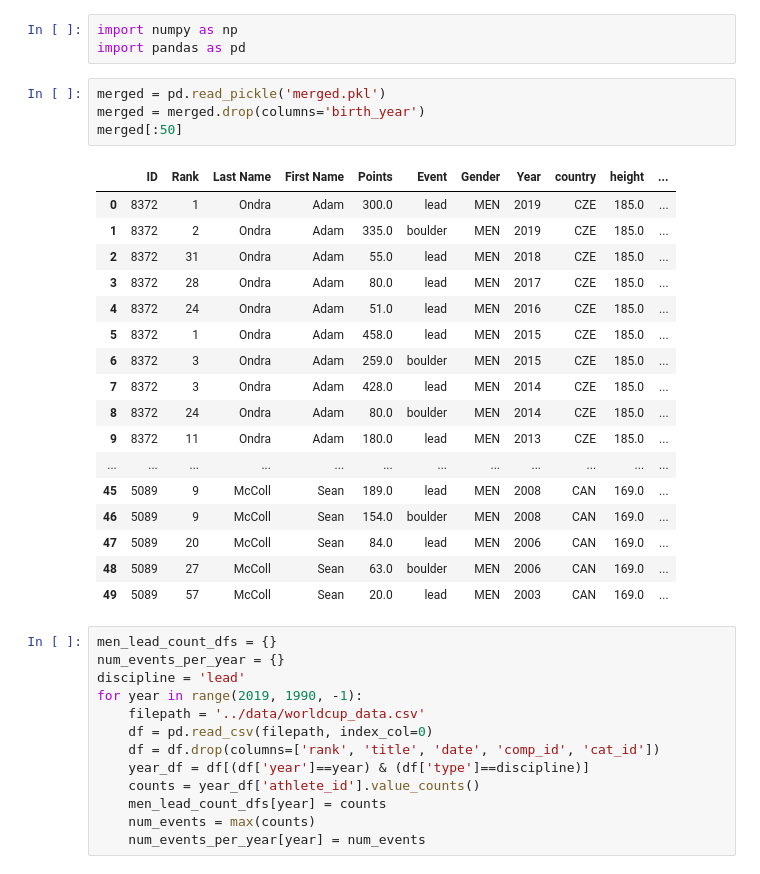
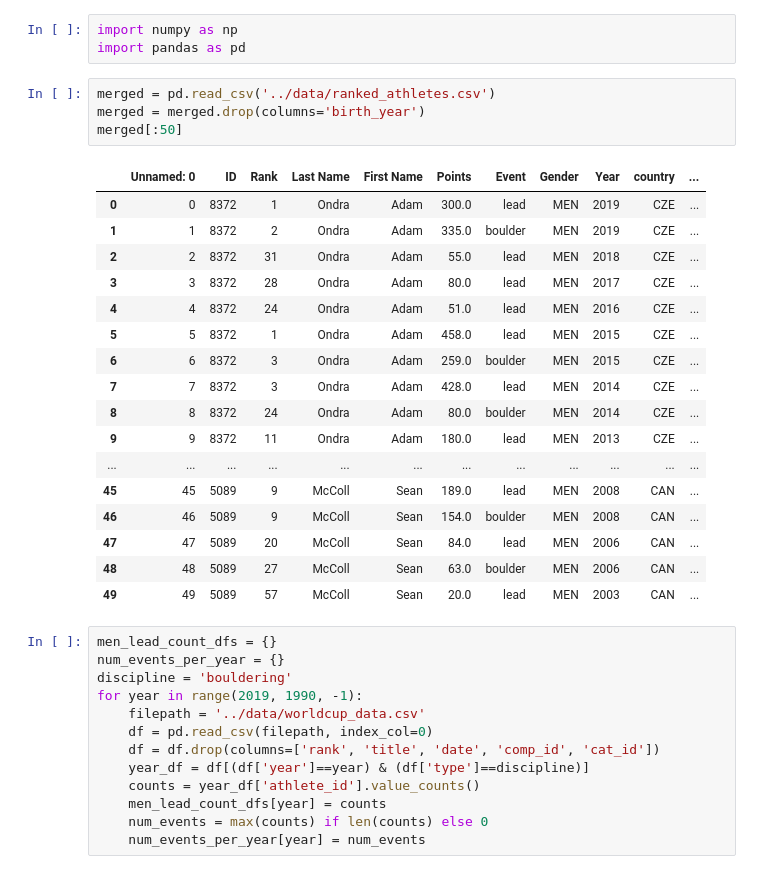
Before and after one commit to eabrouwer3/operation-whirling-dervish, a Jupyter notebook: cleaning/make_lag_data.ipynb, the cells around one changed output. Saved outputs shown, nothing was run; the diff lists cells and outputs as text.

```diff
--- a/cleaning/make_lag_data.ipynb
+++ b/cleaning/make_lag_data.ipynb
@@ -2,31 +2,31 @@
 import numpy as np
 import pandas as pd
 # %%
-merged = pd.read_pickle('merged.pkl')
+merged = pd.read_csv('../data/ranked_athletes.csv')
 merged = merged.drop(columns='birth_year')
 merged[:50]
 # %% [output]
-|  | ID | Rank | Last Name | First Name | Points | Event | Gender | Year | country | height | ... |
-| 0 | 8372 | 1 | Ondra | Adam | 300.0 | lead | MEN | 2019 | CZE | 185.0 | ... |
-| 1 | 8372 | 2 | Ondra | Adam | 335.0 | boulder | MEN | 2019 | CZE | 185.0 | ... |
-| 2 | 8372 | 31 | Ondra | Adam | 55.0 | lead | MEN | 2018 | CZE | 185.0 | ... |
-| 3 | 8372 | 28 | Ondra | Adam | 80.0 | lead | MEN | 2017 | CZE | 185.0 | ... |
-| 4 | 8372 | 24 | Ondra | Adam | 51.0 | lead | MEN | 2016 | CZE | 185.0 | ... |
-| 5 | 8372 | 1 | Ondra | Adam | 458.0 | lead | MEN | 2015 | CZE | 185.0 | ... |
-| 6 | 8372 | 3 | Ondra | Adam | 259.0 | boulder | MEN | 2015 | CZE | 185.0 | ... |
-| 7 | 8372 | 3 | Ondra | Adam | 428.0 | lead | MEN | 2014 | CZE | 185.0 | ... |
-| 8 | 8372 | 24 | Ondra | Adam | 80.0 | boulder | MEN | 2014 | CZE | 185.0 | ... |
-| 9 | 8372 | 11 | Ondra | Adam | 180.0 | lead | MEN | 2013 | CZE | 185.0 | ... |
+|  | Unnamed: 0 | ID | Rank | Last Name | First Name | Points | Event | Gender | Year | country | ... |
+| 0 | 0 | 8372 | 1 | Ondra | Adam | 300.0 | lead | MEN | 2019 | CZE | ... |
+| 1 | 1 | 8372 | 2 | Ondra | Adam | 335.0 | boulder | MEN | 2019 | CZE | ... |
+| 2 | 2 | 8372 | 31 | Ondra | Adam | 55.0 | lead | MEN | 2018 | CZE | ... |
+| 3 | 3 | 8372 | 28 | Ondra | Adam | 80.0 | lead | MEN | 2017 | CZE | ... |
+| 4 | 4 | 8372 | 24 | Ondra | Adam | 51.0 | lead | MEN | 2016 | CZE | ... |
+| 5 | 5 | 8372 | 1 | Ondra | Adam | 458.0 | lead | MEN | 2015 | CZE | ... |
+| 6 | 6 | 8372 | 3 | Ondra | Adam | 259.0 | boulder | MEN | 2015 | CZE | ... |
+| 7 | 7 | 8372 | 3 | Ondra | Adam | 428.0 | lead | MEN | 2014 | CZE | ... |
+| 8 | 8 | 8372 | 24 | Ondra | Adam | 80.0 | boulder | MEN | 2014 | CZE | ... |
+| 9 | 9 | 8372 | 11 | Ondra | Adam | 180.0 | lead | MEN | 2013 | CZE | ... |
 | ... | ... | ... | ... | ... | ... | ... | ... | ... | ... | ... | ... |
-| 45 | 5089 | 9 | McColl | Sean | 189.0 | lead | MEN | 2008 | CAN | 169.0 | ... |
-| 46 | 5089 | 9 | McColl | Sean | 154.0 | boulder | MEN | 2008 | CAN | 169.0 | ... |
-| 47 | 5089 | 20 | McColl | Sean | 84.0 | lead | MEN | 2006 | CAN | 169.0 | ... |
-| 48 | 5089 | 27 | McColl | Sean | 63.0 | boulder | MEN | 2006 | CAN | 169.0 | ... |
-| 49 | 5089 | 57 | McColl | Sean | 20.0 | lead | MEN | 2003 | CAN | 169.0 | ... |
+| 45 | 45 | 5089 | 9 | McColl | Sean | 189.0 | lead | MEN | 2008 | CAN | ... |
+| 46 | 46 | 5089 | 9 | McColl | Sean | 154.0 | boulder | MEN | 2008 | CAN | ... |
+| 47 | 47 | 5089 | 20 | McColl | Sean | 84.0 | lead | MEN | 2006 | CAN | ... |
+| 48 | 48 | 5089 | 27 | McColl | Sean | 63.0 | boulder | MEN | 2006 | CAN | ... |
+| 49 | 49 | 5089 | 57 | McColl | Sean | 20.0 | lead | MEN | 2003 | CAN | ... |
 # %%
 men_lead_count_dfs = {}
 num_events_per_year = {}
-discipline = 'lead'
+discipline = 'bouldering'
 for year in range(2019, 1990, -1):
     filepath = '../data/worldcup_data.csv'
     df = pd.read_csv(filepath, index_col=0)
@@ -34,7 +34,7 @@ for year in range(2019, 1990, -1):
     year_df = df[(df['year']==year) & (df['type']==discipline)]
     counts = year_df['athlete_id'].value_counts()
     men_lead_count_dfs[year] = counts
-    num_events = max(counts)
+    num_events = max(counts) if len(counts) else 0
     num_events_per_year[year] = num_events
 # %%
 top_athletes = merged['ID'].unique()
```
Also changed, not shown: parts of 2 cells of this notebook, 9 other files.
